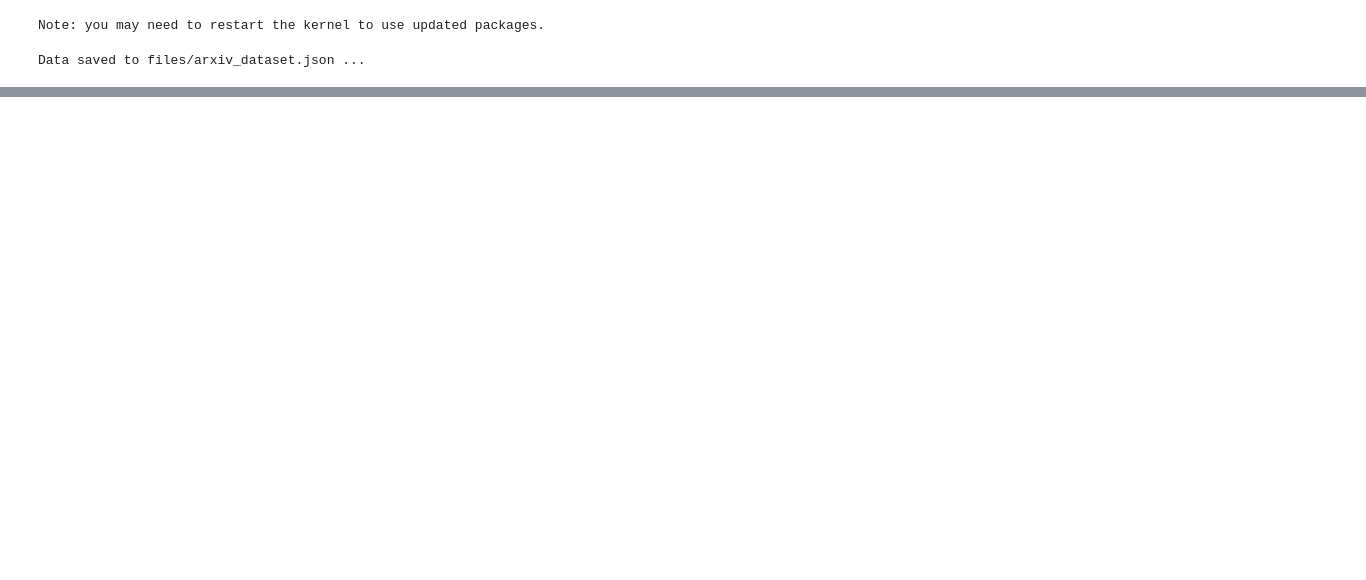
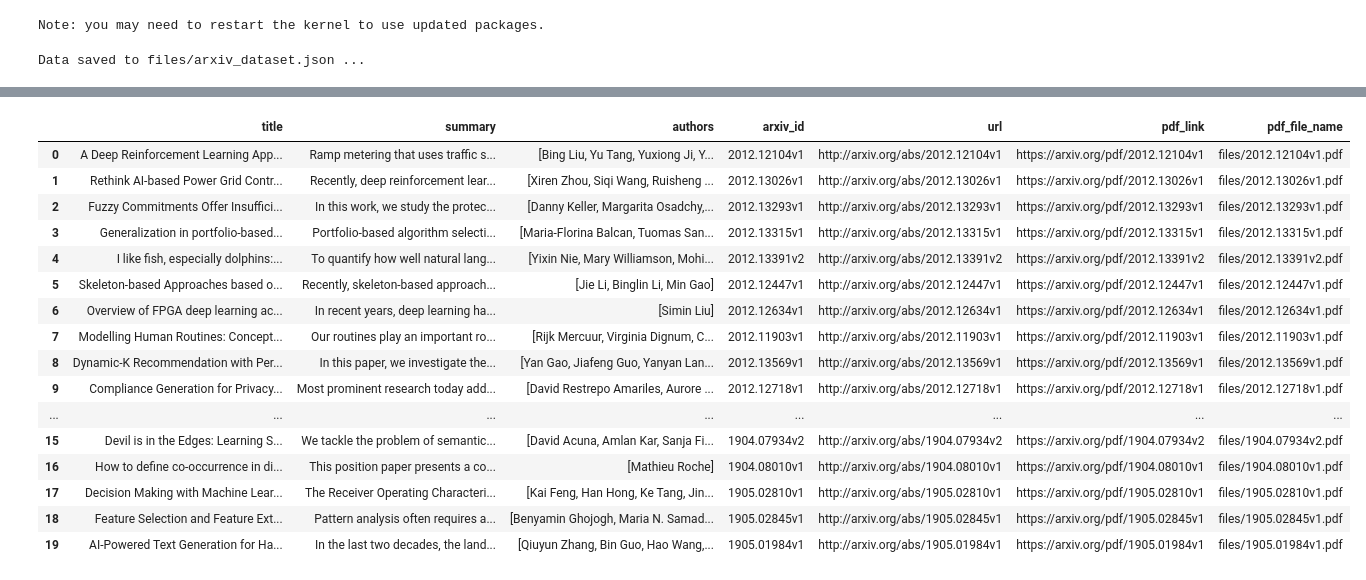
Before and after one commit to mikerobards/research-agent, a Jupyter notebook: project1.ipynb, the cells around one changed output, grey strips where cells are left out. Saved outputs shown, nothing was run; the diff lists cells and outputs as text; code cells hidden in the pictures; blank space fills up the shorter version.

```diff
--- a/project1.ipynb
+++ b/project1.ipynb
@@ -97,0 +155,2 @@ df.sample(n=5)
+# %%
+df = download_pdfs(df)
@@ -97,0 +178,20 @@ df.sample(n=5)
+# %%
+df
+# %% [output]
+|  | title | summary | authors | arxiv_id | url | pdf_link | pdf_file_name |
+| 0 | A Deep Reinforcement Learning App... | Ramp metering that uses traffic s... | [Bing Liu, Yu Tang, Yuxiong Ji, Y... | 2012.12104v1 | http://arxiv.org/abs/2012.12104v1 | https://arxiv.org/pdf/2012.12104v1 | files/2012.12104v1.pdf |
+| 1 | Rethink AI-based Power Grid Contr... | Recently, deep reinforcement lear... | [Xiren Zhou, Siqi Wang, Ruisheng ... | 2012.13026v1 | http://arxiv.org/abs/2012.13026v1 | https://arxiv.org/pdf/2012.13026v1 | files/2012.13026v1.pdf |
+| 2 | Fuzzy Commitments Offer Insuffici... | In this work, we study the protec... | [Danny Keller, Margarita Osadchy,... | 2012.13293v1 | http://arxiv.org/abs/2012.13293v1 | https://arxiv.org/pdf/2012.13293v1 | files/2012.13293v1.pdf |
+| 3 | Generalization in portfolio-based... | Portfolio-based algorithm selecti... | [Maria-Florina Balcan, Tuomas San... | 2012.13315v1 | http://arxiv.org/abs/2012.13315v1 | https://arxiv.org/pdf/2012.13315v1 | files/2012.13315v1.pdf |
+| 4 | I like fish, especially dolphins:... | To quantify how well natural lang... | [Yixin Nie, Mary Williamson, Mohi... | 2012.13391v2 | http://arxiv.org/abs/2012.13391v2 | https://arxiv.org/pdf/2012.13391v2 | files/2012.13391v2.pdf |
+| 5 | Skeleton-based Approaches based o... | Recently, skeleton-based approach... | [Jie Li, Binglin Li, Min Gao] | 2012.12447v1 | http://arxiv.org/abs/2012.12447v1 | https://arxiv.org/pdf/2012.12447v1 | files/2012.12447v1.pdf |
+| 6 | Overview of FPGA deep learning ac... | In recent years, deep learning ha... | [Simin Liu] | 2012.12634v1 | http://arxiv.org/abs/2012.12634v1 | https://arxiv.org/pdf/2012.12634v1 | files/2012.12634v1.pdf |
+| 7 | Modelling Human Routines: Concept... | Our routines play an important ro... | [Rijk Mercuur, Virginia Dignum, C... | 2012.11903v1 | http://arxiv.org/abs/2012.11903v1 | https://arxiv.org/pdf/2012.11903v1 | files/2012.11903v1.pdf |
+| 8 | Dynamic-K Recommendation with Per... | In this paper, we investigate the... | [Yan Gao, Jiafeng Guo, Yanyan Lan... | 2012.13569v1 | http://arxiv.org/abs/2012.13569v1 | https://arxiv.org/pdf/2012.13569v1 | files/2012.13569v1.pdf |
+| 9 | Compliance Generation for Privacy... | Most prominent research today add... | [David Restrepo Amariles, Aurore ... | 2012.12718v1 | http://arxiv.org/abs/2012.12718v1 | https://arxiv.org/pdf/2012.12718v1 | files/2012.12718v1.pdf |
+| ... | ... | ... | ... | ... | ... | ... | ... |
+| 15 | Devil is in the Edges: Learning S... | We tackle the problem of semantic... | [David Acuna, Amlan Kar, Sanja Fi... | 1904.07934v2 | http://arxiv.org/abs/1904.07934v2 | https://arxiv.org/pdf/1904.07934v2 | files/1904.07934v2.pdf |
+| 16 | How to define co-occurrence in di... | This position paper presents a co... | [Mathieu Roche] | 1904.08010v1 | http://arxiv.org/abs/1904.08010v1 | https://arxiv.org/pdf/1904.08010v1 | files/1904.08010v1.pdf |
+| 17 | Decision Making with Machine Lear... | The Receiver Operating Characteri... | [Kai Feng, Han Hong, Ke Tang, Jin... | 1905.02810v1 | http://arxiv.org/abs/1905.02810v1 | https://arxiv.org/pdf/1905.02810v1 | files/1905.02810v1.pdf |
+| 18 | Feature Selection and Feature Ext... | Pattern analysis often requires a... | [Benyamin Ghojogh, Maria N. Samad... | 1905.02845v1 | http://arxiv.org/abs/1905.02845v1 | https://arxiv.org/pdf/1905.02845v1 | files/1905.02845v1.pdf |
+| 19 | AI-Powered Text Generation for Ha... | In the last two decades, the land... | [Qiuyun Zhang, Bin Guo, Hao Wang,... | 1905.01984v1 | http://arxiv.org/abs/1905.01984v1 | https://arxiv.org/pdf/1905.01984v1 | files/1905.01984v1.pdf |
```
Also changed, not shown: parts of 8 cells of this notebook, 2 other files.
